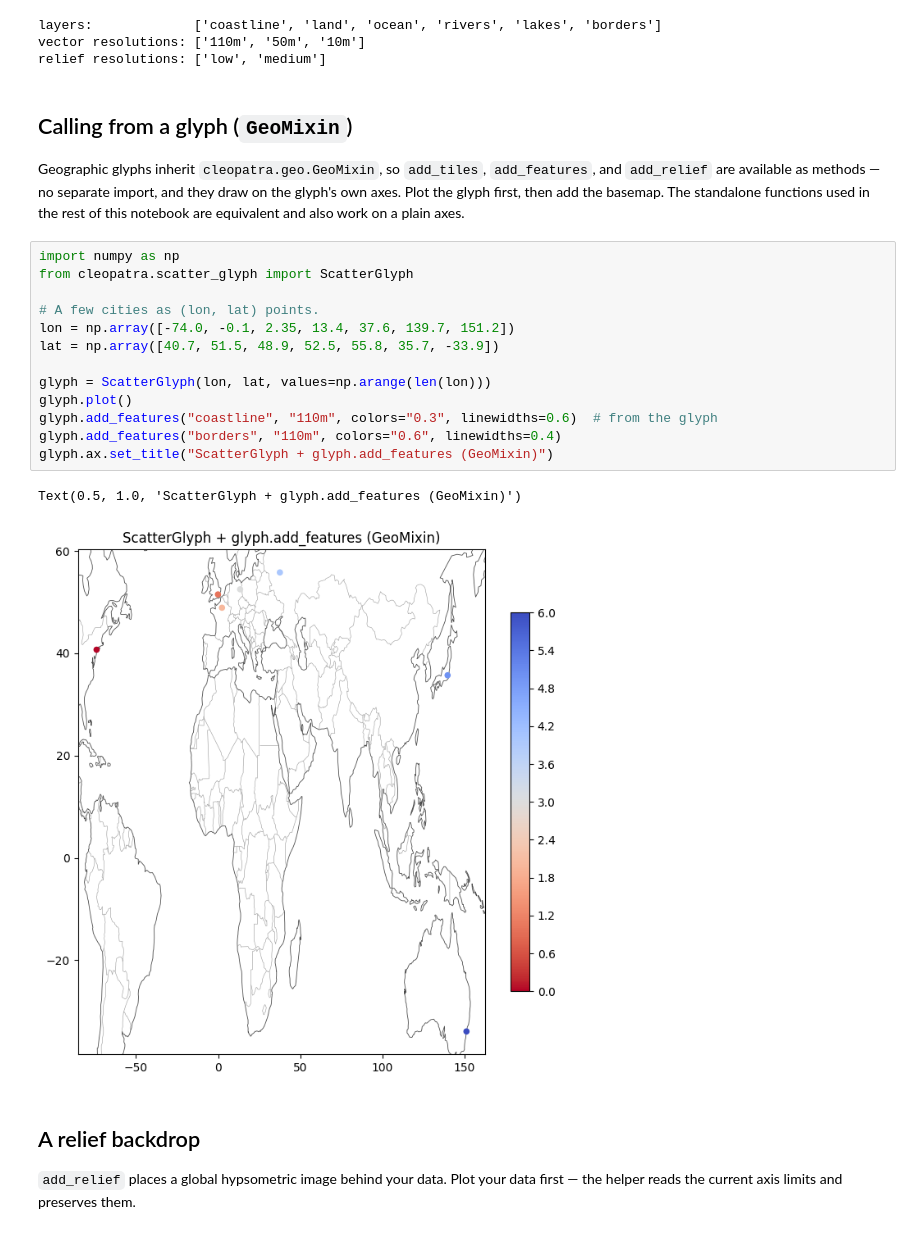
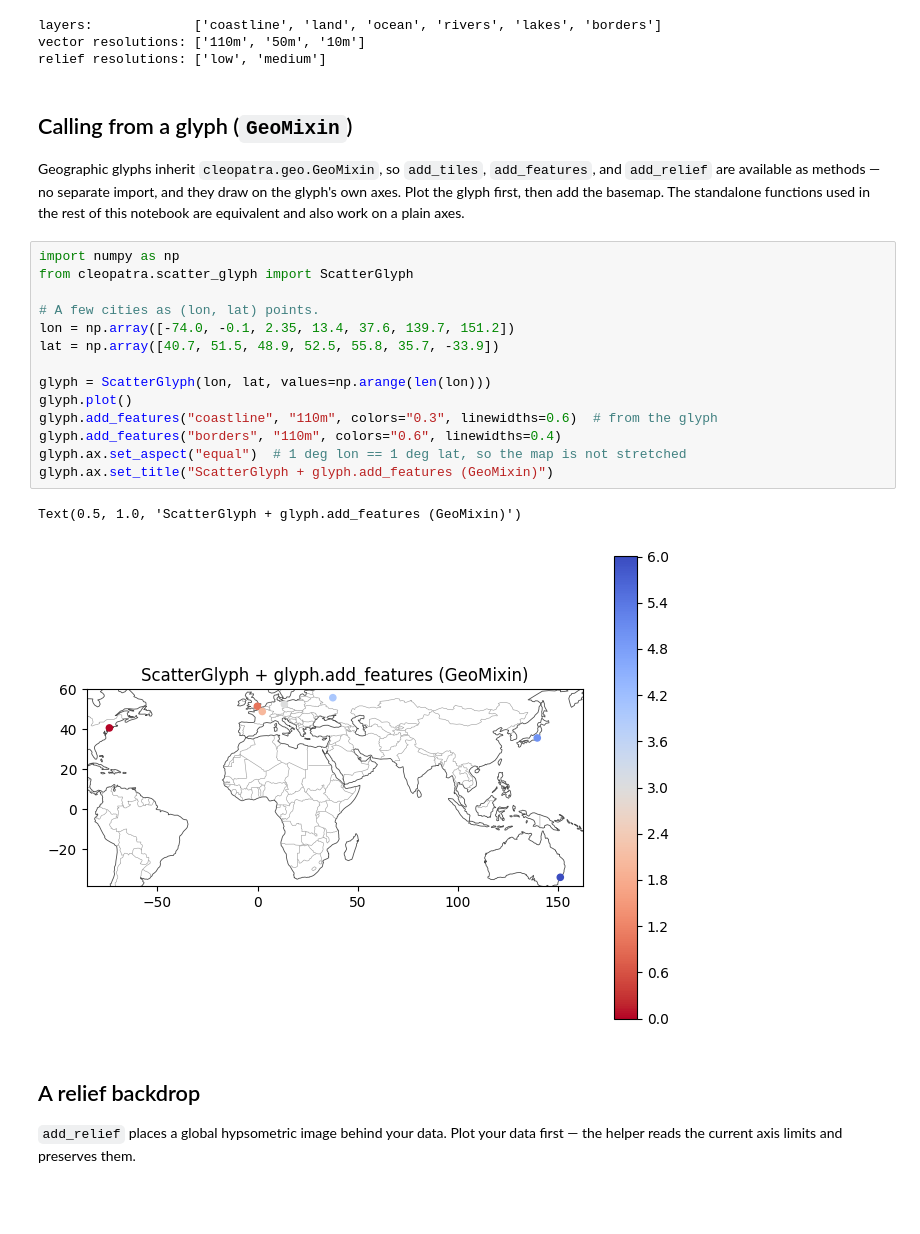
Before and after one commit to serapeum-org/cleopatra, a Jupyter notebook: docs/notebooks/reference/reference_examples.ipynb, the cells around one changed output. Cells and saved outputs as stored; diff of their text form; blank space fills up the shorter version.

```diff
--- a/docs/notebooks/reference/reference_examples.ipynb
+++ b/docs/notebooks/reference/reference_examples.ipynb
@@ -45,26 +48,27 @@ relief resolutions: ['low', 'medium']
 # %% [markdown]
 ## Calling from a glyph (`GeoMixin`)
 
-Geographic glyphs inherit `cleopatra.geo.GeoMixin`, so `add_tiles`, `add_features`,
-and `add_relief` are available as methods — no separate import, and they draw on the
-glyph's own axes. Plot the glyph first, then add the basemap. The standalone functions
-used in the rest of this notebook are equivalent and also work on a plain axes.
+Geographic glyphs inherit `cleopatra.geo.GeoMixin`, so `add_tiles`, `add_features`, and
+`add_relief` are available as methods — no separate import, and they draw on the glyph's own
+axes. Plot the glyph first, then add the basemap. The standalone functions used in the rest
+of this notebook are equivalent and also work on a plain axes.
 # %%
 import numpy as np
 from cleopatra.scatter_glyph import ScatterGlyph
 
 # A few cities as (lon, lat) points.
 lon = np.array([-74.0, -0.1, 2.35, 13.4, 37.6, 139.7, 151.2])
 lat = np.array([40.7, 51.5, 48.9, 52.5, 55.8, 35.7, -33.9])
 
 glyph = ScatterGlyph(lon, lat, values=np.arange(len(lon)))
 glyph.plot()
 glyph.add_features("coastline", "110m", colors="0.3", linewidths=0.6)  # from the glyph
 glyph.add_features("borders", "110m", colors="0.6", linewidths=0.4)
+glyph.ax.set_aspect("equal")  # 1 deg lon == 1 deg lat, so the map is not stretched
 glyph.ax.set_title("ScatterGlyph + glyph.add_features (GeoMixin)")
 # %% [output]
 Text(0.5, 1.0, 'ScatterGlyph + glyph.add_features (GeoMixin)')
-[figure, old version]
+[figure, new version]
 # %% [markdown]
 ## A relief backdrop
 
```
Also changed, not shown: parts of 7 cells of this notebook.
